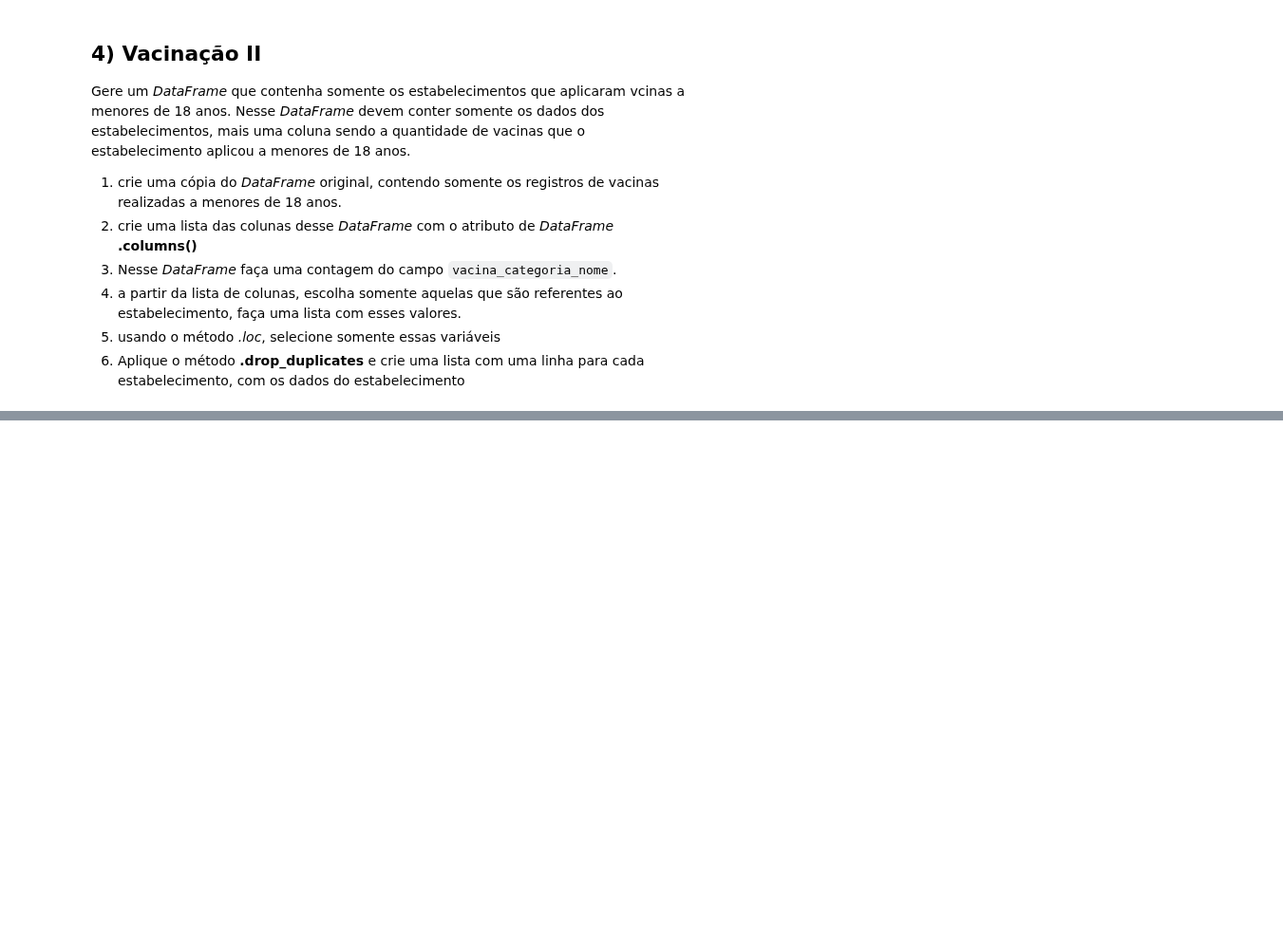
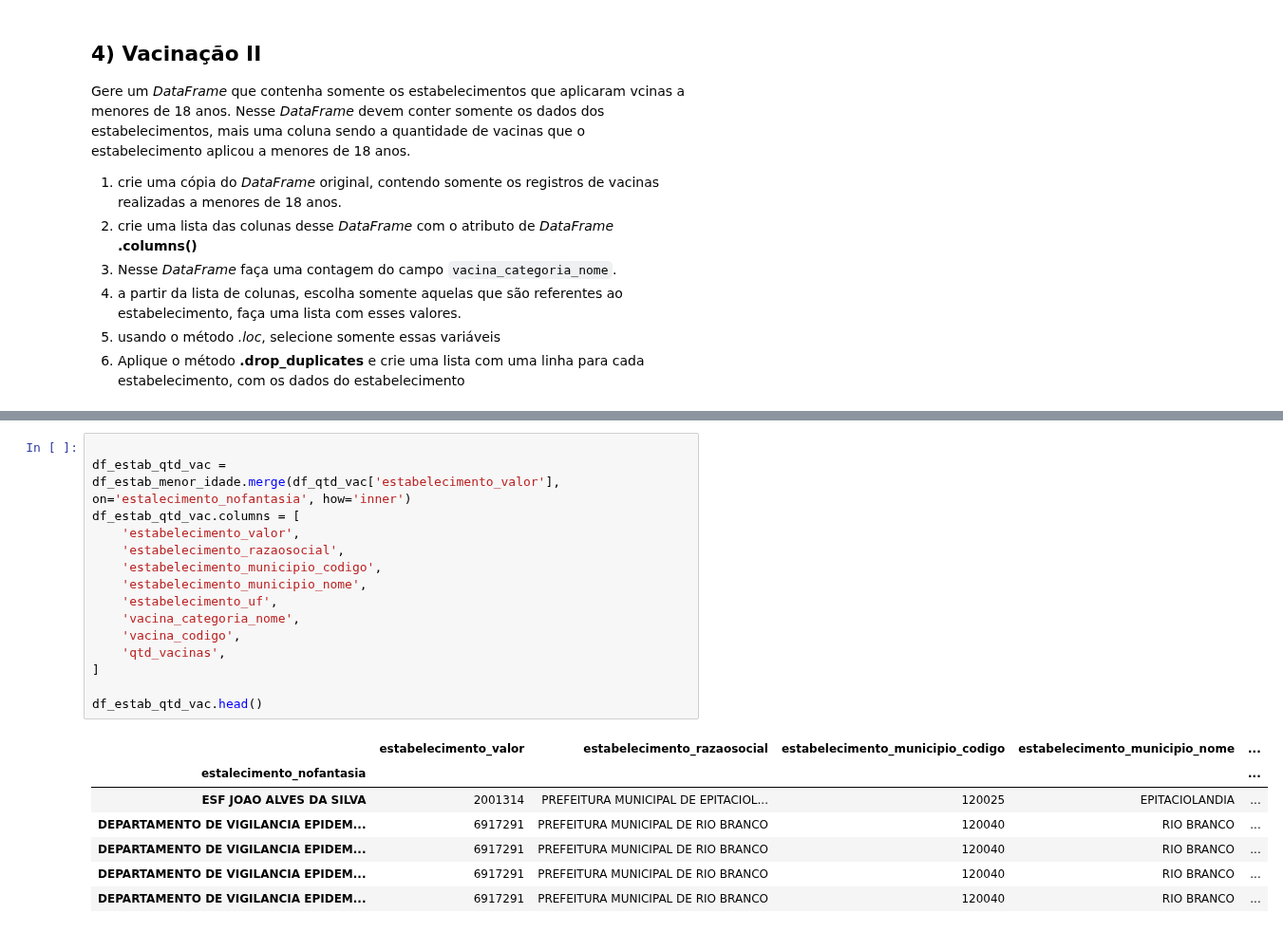
Before and after one commit to RaphaelfsOliveira/DataScience, a Jupyter notebook: EBAC Curso Ciência de Dados/Cientista de Dados/modulo_4_exercicios_2.ipynb, the cells around one changed output, grey strips where cells are left out. Shown at 95% size. Drawn from its saved outputs; the diff is of its cells as text; blank space fills up the shorter version.

```diff
--- a/EBAC Curso Ciência de Dados/Cientista de Dados/modulo_4_exercicios_2.ipynb
+++ b/EBAC Curso Ciência de Dados/Cientista de Dados/modulo_4_exercicios_2.ipynb
@@ -214,2 +304,25 @@ Gere um *DataFrame* que contenha somente os estabelecimentos que aplicaram vcina
+# %%
+
+df_estab_qtd_vac = df_estab_menor_idade.merge(df_qtd_vac['estabelecimento_valor'], on='estalecimento_nofantasia', how='inner')
+df_estab_qtd_vac.columns = [
+    'estabelecimento_valor',
+    'estabelecimento_razaosocial',
+    'estabelecimento_municipio_codigo',
+    'estabelecimento_municipio_nome',
+    'estabelecimento_uf',
+    'vacina_categoria_nome',
+    'vacina_codigo',
+    'qtd_vacinas',
+]
+
+df_estab_qtd_vac.head()
+# %% [output]
+|  | estabelecimento_valor | estabelecimento_razaosocial | estabelecimento_municipio_codigo | estabelecimento_municipio_nome | ... |
+| estalecimento_nofantasia |  |  |  |  | ... |
+| ESF JOAO ALVES DA SILVA | 2001314 | PREFEITURA MUNICIPAL DE EPITACIOL... | 120025 | EPITACIOLANDIA | ... |
+| DEPARTAMENTO DE VIGILANCIA EPIDEM... | 6917291 | PREFEITURA MUNICIPAL DE RIO BRANCO | 120040 | RIO BRANCO | ... |
+| DEPARTAMENTO DE VIGILANCIA EPIDEM... | 6917291 | PREFEITURA MUNICIPAL DE RIO BRANCO | 120040 | RIO BRANCO | ... |
+| DEPARTAMENTO DE VIGILANCIA EPIDEM... | 6917291 | PREFEITURA MUNICIPAL DE RIO BRANCO | 120040 | RIO BRANCO | ... |
+| DEPARTAMENTO DE VIGILANCIA EPIDEM... | 6917291 | PREFEITURA MUNICIPAL DE RIO BRANCO | 120040 | RIO BRANCO | ... |
 # %%
 # 2)
```
Also changed, not shown: parts of 23 cells of this notebook, 5 other files.
